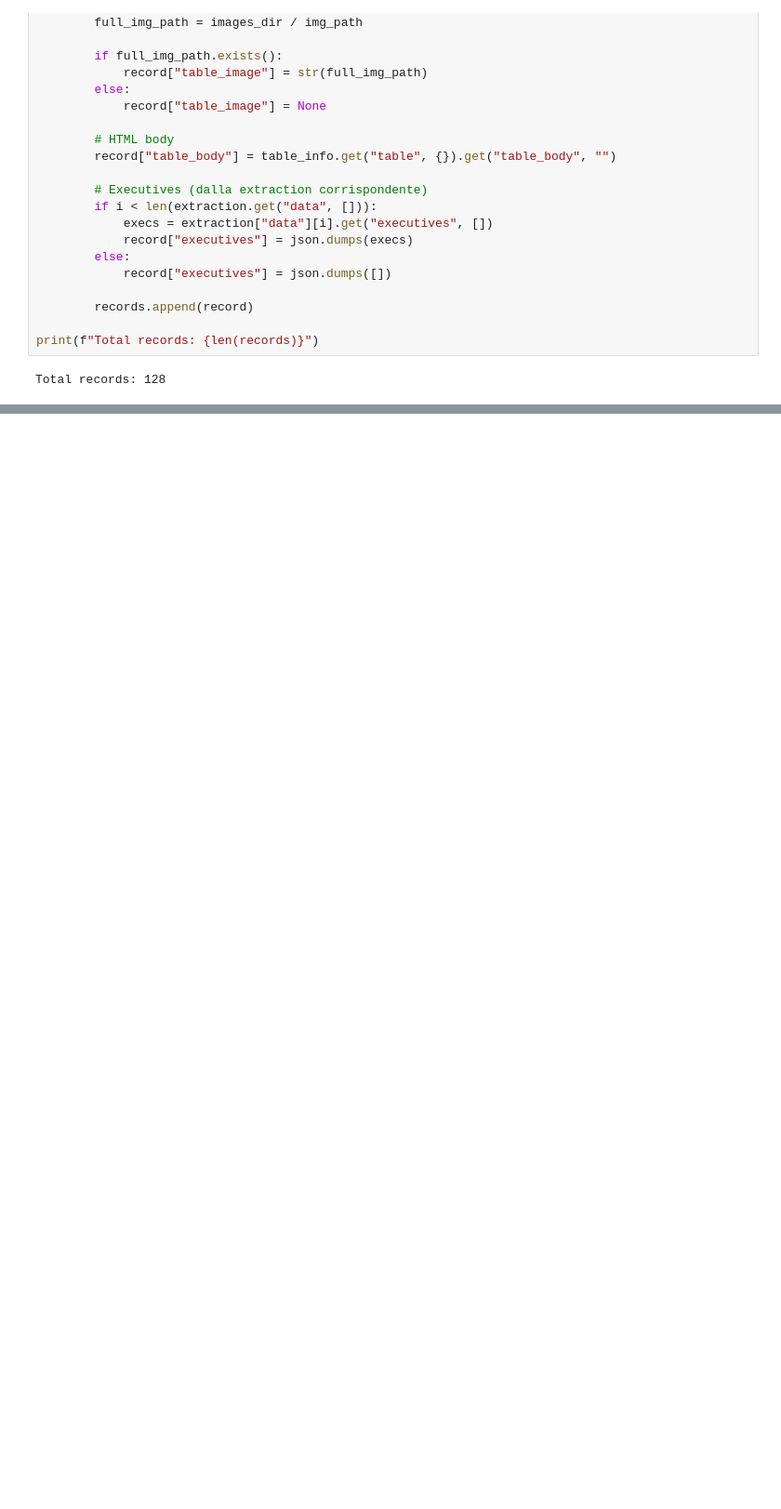
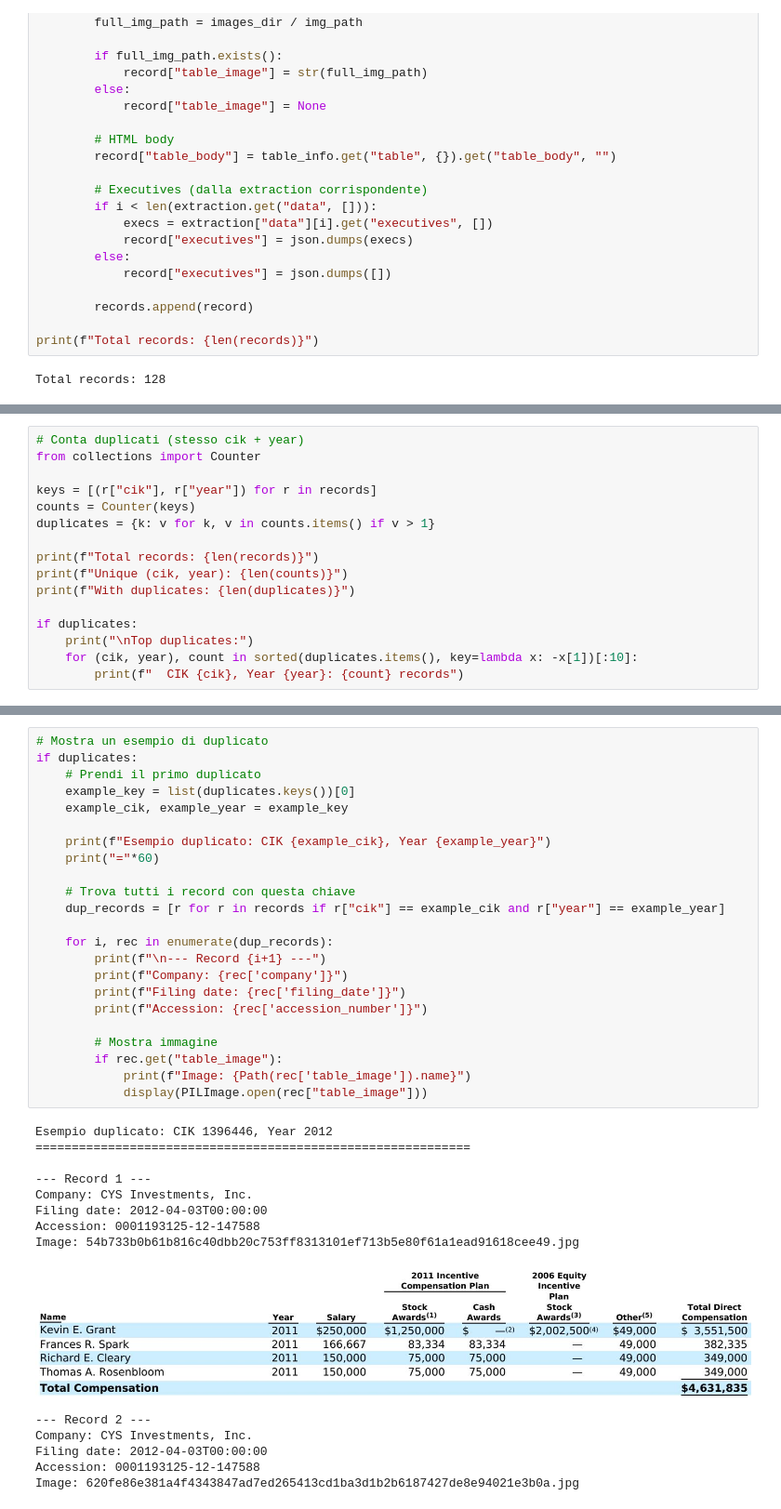
Before and after one commit to pierpierpy/Execcomp-AI, a Jupyter notebook: notebooks/pipeline.ipynb, the cells around one changed output, grey strips where cells are left out. Shown at 93% size. Drawn from its saved outputs; the diff is of its cells as text; blank space fills up the shorter version.

```diff
--- a/notebooks/pipeline.ipynb
+++ b/notebooks/pipeline.ipynb
@@ -447,0 +402,16 @@ print(hf_dataset[0])
+# %%
+# Conta duplicati (stesso cik + year)
+from collections import Counter
+
+keys = [(r["cik"], r["year"]) for r in records]
+counts = Counter(keys)
+duplicates = {k: v for k, v in counts.items() if v > 1}
+
+print(f"Total records: {len(records)}")
+print(f"Unique (cik, year): {len(counts)}")
+print(f"With duplicates: {len(duplicates)}")
+
+if duplicates:
+    print("\nTop duplicates:")
+    for (cik, year), count in sorted(duplicates.items(), key=lambda x: -x[1])[:10]:
+        print(f"  CIK {cik}, Year {year}: {count} records")
@@ -447,0 +434,38 @@ print(hf_dataset[0])
+# %%
+# Mostra un esempio di duplicato
+if duplicates:
+    # Prendi il primo duplicato
+    example_key = list(duplicates.keys())[0]
+    example_cik, example_year = example_key
+
+    print(f"Esempio duplicato: CIK {example_cik}, Year {example_year}")
+    print("="*60)
+
+    # Trova tutti i record con questa chiave
+    dup_records = [r for r in records if r["cik"] == example_cik and r["year"] == example_year]
+
+    for i, rec in enumerate(dup_records):
+        print(f"\n--- Record {i+1} ---")
+        print(f"Company: {rec['company']}")
+        print(f"Filing date: {rec['filing_date']}")
+        print(f"Accession: {rec['accession_number']}")
+
+        # Mostra immagine
+        if rec.get("table_image"):
+            print(f"Image: {Path(rec['table_image']).name}")
+            display(PILImage.open(rec["table_image"]))
+# %% [output]
+Esempio duplicato: CIK 1396446, Year 2012
+============================================================
+
+--- Record 1 ---
+Company: CYS Investments, Inc.
+Filing date: 2012-04-03T00:00:00
+Accession: 0001193125-12-147588
+Image: 54b733b0b61b816c40dbb20c753ff8313101ef713b5e80f61a1ead91618cee49.jpg
+[figure, added]
+--- Record 2 ---
+Company: CYS Investments, Inc.
+Filing date: 2012-04-03T00:00:00
+Accession: 0001193125-12-147588
+Image: 620fe86e381a4f4343847ad7ed265413cd1ba3d1b2b6187427de8e94021e3b0a.jpg
```
Also changed, not shown: parts of 12 cells of this notebook, 4 other files.
